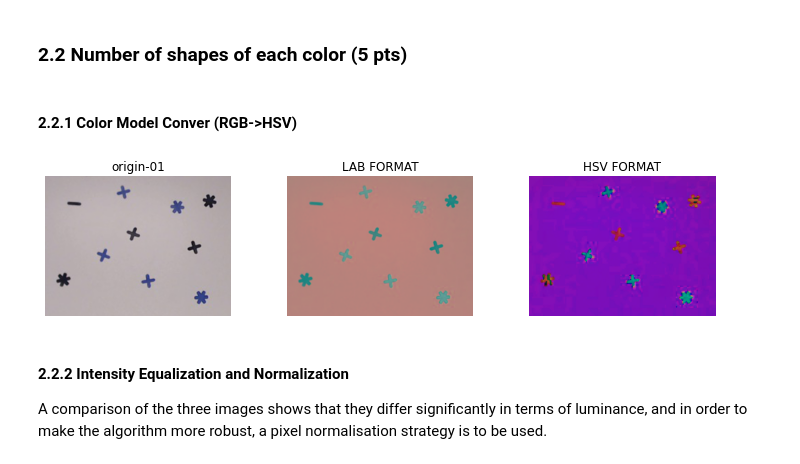
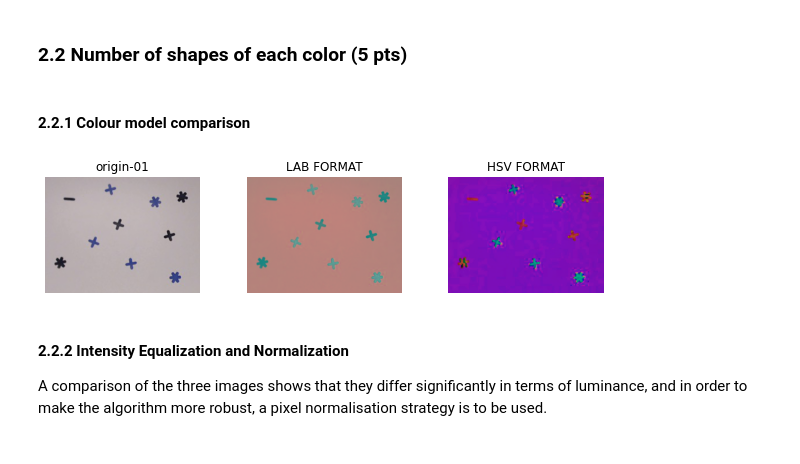
Before and after one commit to LTS5/iapr, a Jupyter notebook: labs/part_2_lab_01.ipynb, the cells around one changed output. Cells and saved outputs as stored; diff of their text form; code cells hidden in the pictures.

```diff
--- a/labs/part_2_lab_01.ipynb
+++ b/labs/part_2_lab_01.ipynb
@@ -110,7 +118,7 @@ To facilitate the task that follows, the histogram of the image is first plotted
 # define a function for ploting multiple images
 def plotMultipleImages(nrows, ncols, images, titles, type, cmap=False):
     if type=='typ_img':
-        fig = plt.figure(figsize=(12,4))
+        fig = plt.figure(figsize=(10,4))
         # fig.set_tight_layout(True)
         fig.subplots_adjust(hspace=0.4, wspace=0.3)
         for i in range(len(titles)):
@@ -122,7 +130,7 @@ def plotMultipleImages(nrows, ncols, images, titles, type, cmap=False):
             ax.set_title(titles[i])
             ax.axis('off')
     else:
-        fig = plt.figure(figsize=(12,4))
+        fig = plt.figure(figsize=(10,4))
         fig.subplots_adjust(hspace=0.4, wspace=0.3)
         for i in range(len(titles)):
             fig.add_subplot(nrows, ncols, i+1)
@@ -167,34 +191,33 @@ It can be concluded that the RGB channels in the three pictures are relatively c
 # %% [markdown]
 ### 2.2 Number of shapes of each color (5 pts)
 # %% [markdown]
-#### 2.2.1 Color Model Conver (RGB->HSV)
+#### 2.2.1 Colour model comparison
 # %%
 image = cv.imread('/home/iapr/data/lab-01-data/arena-shapes-01.png')[:,:,::-1]
 # image = cv.imread('/home/iapr/data/lab-01-data/arena-shapes-01.png')
 
 # converting the colourfull image into HSV format image
 # using cv2.COLOR_BGR2HSV argument of
 # the cvtColor() function of cv2
 # in this :
 # ist argument is the image matrix
 # 2nd argument is the attribute
 # image = cv2.GaussianBlur(image, (5, 5), 0)
 LAB_img = cv.cvtColor(image,cv.COLOR_BGR2LAB)
 HSV_img = cv.cvtColor(image,cv.COLOR_BGR2HSV)
-cv.imwrite('result.png', HSV_img)
-images=[image,LAB_img,HSV_img]
+imgs=[image,LAB_img,HSV_img]
 titles=['origin-01','LAB FORMAT','HSV FORMAT' ]
-plotMultipleImages(1, 3, images, titles, 'typ_img')
+plotMultipleImages(1, 3, imgs, titles, 'typ_img')
 
 # # LAB_img = cv2.dilate(thresh, None, iterations=2)
 # # HSV_img = cv2.erode(thresh, None, iterations=2)
 # HSV_img = cv2.threshold(HSV_img, 10, 255, cv2.THRESH_BINARY)[1]
 # LAB_img = cv2.cvtColor(HSV_img,cv2.COLOR_BGR2LAB)
 # # plt.imshow(HSV_img)
 # LAB_img = cv2.threshold(LAB_img, 200, 255, cv2.THRESH_BINARY)[1]
 # plt.imshow(LAB_img)
 # %% [output]
-[figure, old version]
+[figure, new version]
 # %% [markdown]
 #### 2.2.2 Intensity Equalization and Normalization
 A comparison of the three images shows that they differ significantly in terms of luminance, and in order to make the algorithm more robust, a pixel normalisation strategy is to be used.
```
Also changed, not shown: parts of 30 cells of this notebook, 2 other files.
